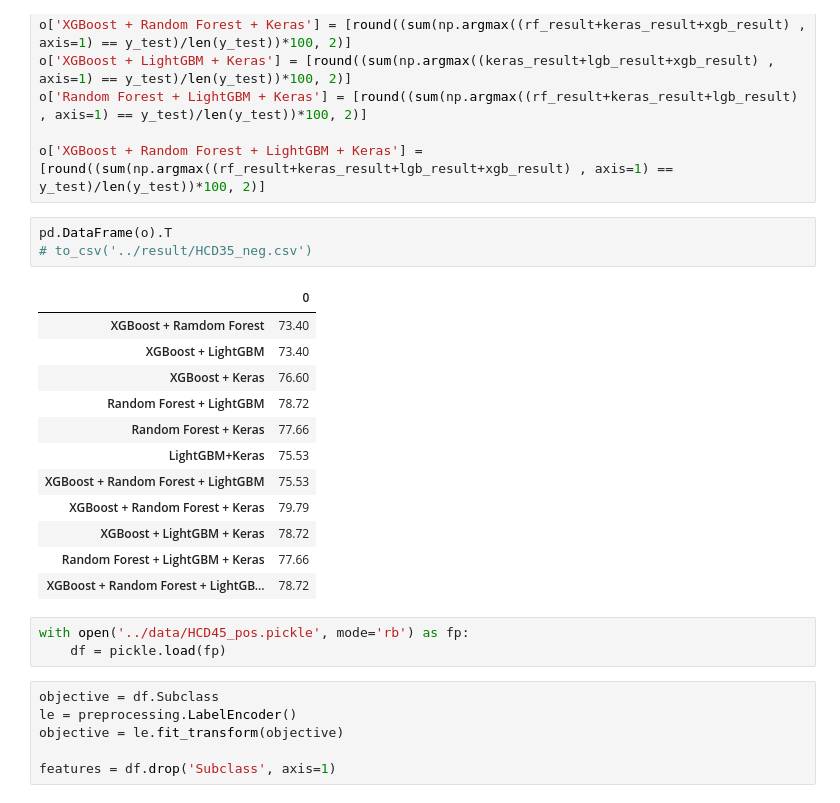
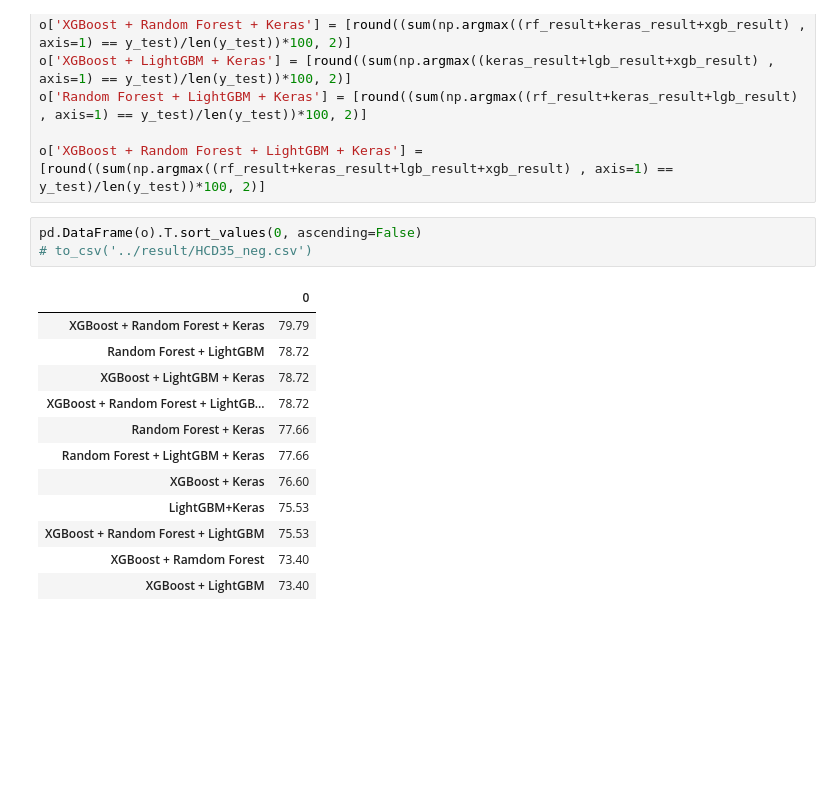
Before and after one commit to tobigithub/ms2class-1, a Jupyter notebook: ipynb/8_1_2_Voting Feature Selection.ipynb, the cells around one changed output. Drawn from its saved outputs; the diff is of its cells as text; blank space fills up the shorter version.

```diff
--- a/ipynb/8_1_2_Voting Feature Selection.ipynb
+++ b/ipynb/8_1_2_Voting Feature Selection.ipynb
@@ -163,27 +163,18 @@ o['Random Forest + LightGBM + Keras'] = [round((sum(np.argmax((rf_result+keras_r
 
 o['XGBoost + Random Forest + LightGBM + Keras'] = [round((sum(np.argmax((rf_result+keras_result+lgb_result+xgb_result) , axis=1) == y_test)/len(y_test))*100, 2)]
 # %%
-pd.DataFrame(o).T
+pd.DataFrame(o).T.sort_values(0, ascending=False)
 # to_csv('../result/HCD35_neg.csv')
 # %% [output]
 |  | 0 |
+| XGBoost + Random Forest + Keras | 79.79 |
+| Random Forest + LightGBM | 78.72 |
+| XGBoost + LightGBM + Keras | 78.72 |
+| XGBoost + Random Forest + LightGB... | 78.72 |
+| Random Forest + Keras | 77.66 |
+| Random Forest + LightGBM + Keras | 77.66 |
+| XGBoost + Keras | 76.60 |
+| LightGBM+Keras | 75.53 |
+| XGBoost + Random Forest + LightGBM | 75.53 |
 | XGBoost + Ramdom Forest | 73.40 |
 | XGBoost + LightGBM | 73.40 |
-| XGBoost + Keras | 76.60 |
-| Random Forest + LightGBM | 78.72 |
-| Random Forest + Keras | 77.66 |
-| LightGBM+Keras | 75.53 |
-| XGBoost + Random Forest + LightGBM | 75.53 |
-| XGBoost + Random Forest + Keras | 79.79 |
-| XGBoost + LightGBM + Keras | 78.72 |
-| Random Forest + LightGBM + Keras | 77.66 |
-| XGBoost + Random Forest + LightGB... | 78.72 |
-# %%
-with open('../data/HCD45_pos.pickle', mode='rb') as fp:
-    df = pickle.load(fp)
-# %%
-objective = df.Subclass
-le = preprocessing.LabelEncoder()
-objective = le.fit_transform(objective)
-
-features = df.drop('Subclass', axis=1)
```
Also changed, not shown: parts of 46 cells of this notebook, 10 other files.
